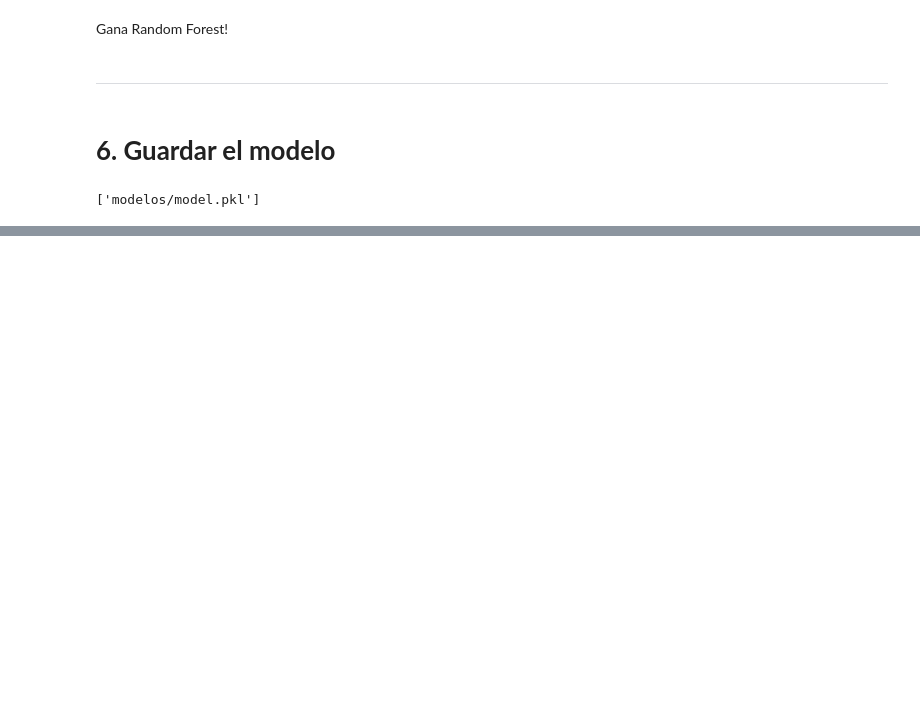
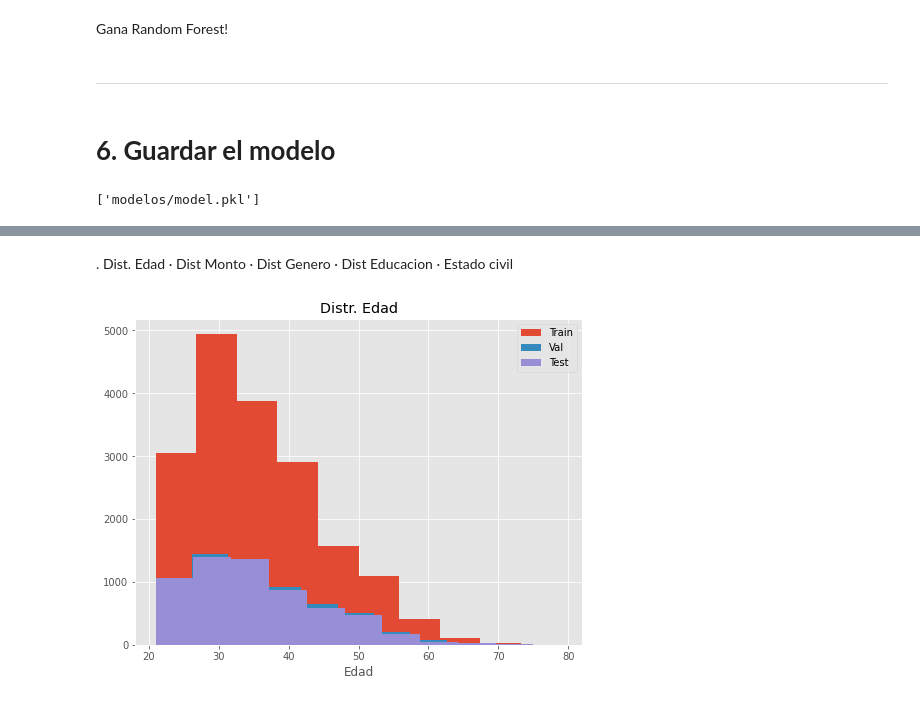
Before and after one commit to rudacaya/CDA_Proyecto, a Jupyter notebook: Entrega 2/Modelos.ipynb, the cells around one changed output, grey strips where cells are left out. Saved outputs shown, nothing was run; the diff lists cells and outputs as text; code cells hidden in the pictures; blank space fills up the shorter version.

Commit message:
Añadí la verificación de distribuciones en cnjuntos de datos

```diff
--- a/Entrega 2/Modelos.ipynb
+++ b/Entrega 2/Modelos.ipynb
@@ -459,0 +597,21 @@ joblib.dump(cv_rf, model_filepath)
+# %% [markdown]
+. Dist. Edad
+· Dist Monto
+· Dist Genero
+· Dist Educacion
+· Estado civil
+# %%
+props_x = ['Train', 'Val', 'Test']
+
+fig, ax = plt.subplots(figsize=(8,6))
+
+plt.hist(X_train.AGE)
+plt.hist(X_val.AGE)
+plt.hist(X_test.AGE)
+ax.legend( ['Train', 'Val', 'Test'])
+
+plt.xlabel('Edad')
+plt.title('Distr. Edad');
+plt.savefig('imgs/edad.png')
+# %% [output]
+[figure, added]
```
Also changed, not shown: parts of 24 cells of this notebook.
